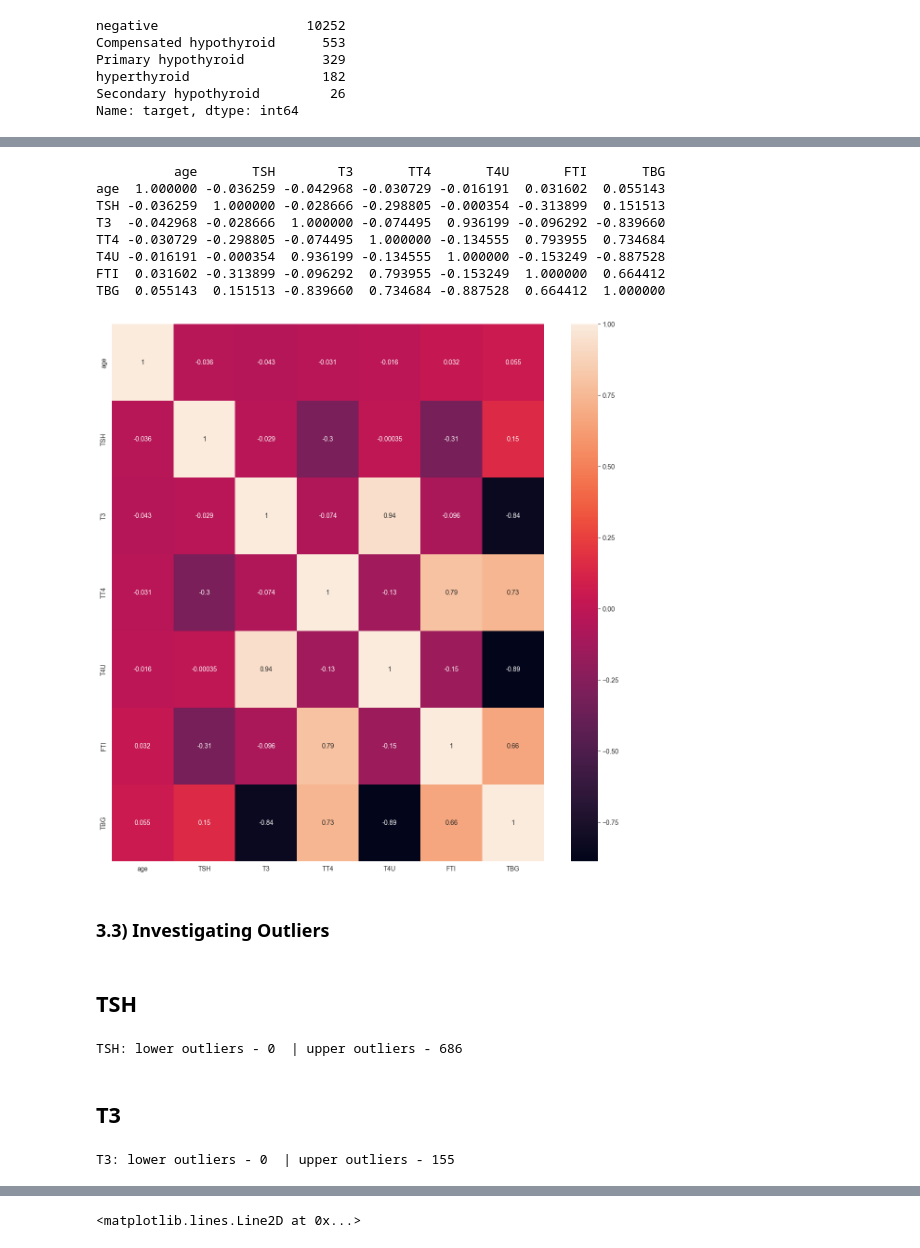
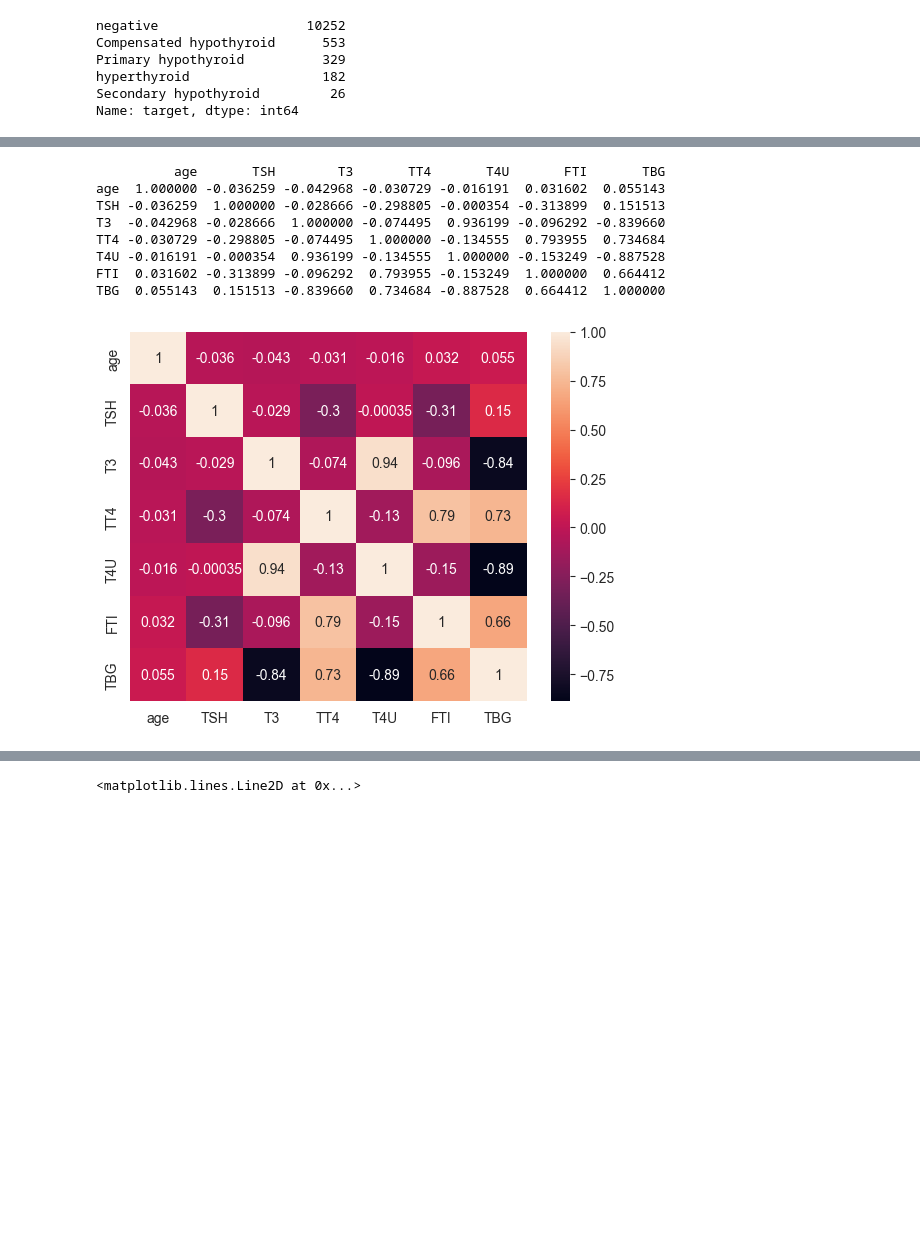
Before and after one commit to pragathi2401/Prediction-and-providing-medication-for-thyroid-using-machine-learning, a Jupyter notebook: Thyroid _Disease Prediction changed.ipynb, the cells around one changed output, grey strips where cells are left out. Saved outputs shown, nothing was run; the diff lists cells and outputs as text; code cells hidden in the pictures; blank space fills up the shorter version.

```diff
--- a/Thyroid _Disease Prediction changed.ipynb
+++ b/Thyroid _Disease Prediction changed.ipynb
@@ -366,41 +290,16 @@ plt.show()
 # %%
 print(thyroid.corr())
 
 # plotting correlation heatmap
-plt.figure(figsize = [15,15])
 thyroid_corr_heatmap = sns.heatmap(thyroid.corr(), annot=True)
 plt.show()
 # %% [output]
           age       TSH        T3       TT4       T4U       FTI       TBG
 age  1.000000 -0.036259 -0.042968 -0.030729 -0.016191  0.031602  0.055143
 TSH -0.036259  1.000000 -0.028666 -0.298805 -0.000354 -0.313899  0.151513
 T3  -0.042968 -0.028666  1.000000 -0.074495  0.936199 -0.096292 -0.839660
 TT4 -0.030729 -0.298805 -0.074495  1.000000 -0.134555  0.793955  0.734684
 T4U -0.016191 -0.000354  0.936199 -0.134555  1.000000 -0.153249 -0.887528
 FTI  0.031602 -0.313899 -0.096292  0.793955 -0.153249  1.000000  0.664412
 TBG  0.055143  0.151513 -0.839660  0.734684 -0.887528  0.664412  1.000000
-[figure, old version]
+[figure, new version]
-# %% [markdown]
-### 3.3) Investigating Outliers
-# %% [markdown]
-## TSH
-# %%
-Q1_TSH = thyroid['TSH'].quantile(0.25)
-Q3_TSH = thyroid['TSH'].quantile(0.75)
-IQR_TSH = Q3_TSH - Q1_TSH
-under_TSH = thyroid['TSH'] < (Q1_TSH - 3 * IQR_TSH)
-upper_TSH = thyroid['TSH'] > (Q3_TSH + 3 * IQR_TSH)
-print('TSH:', 'lower outliers -', sum(under_TSH), ' | upper outliers -', sum(upper_TSH))
-# %% [output]
-TSH: lower outliers - 0  | upper outliers - 686
-# %% [markdown]
-## T3
-# %%
-Q1_T3 = thyroid['T3'].quantile(0.25)
-Q3_T3 = thyroid['T3'].quantile(0.75)
-IQR_T3 = Q3_T3 - Q1_T3
-under_T3 = thyroid['T3'] < (Q1_T3 - 3 * IQR_T3)
-upper_T3 = thyroid['T3'] > (Q3_T3 + 3 * IQR_T3)
-print('T3:', 'lower outliers -', sum(under_T3), ' | upper outliers -', sum(upper_T3))
-# %% [output]
-T3: lower outliers - 0  | upper outliers - 155
```
Also changed, not shown: parts of 82 cells of this notebook, 3 other files.
